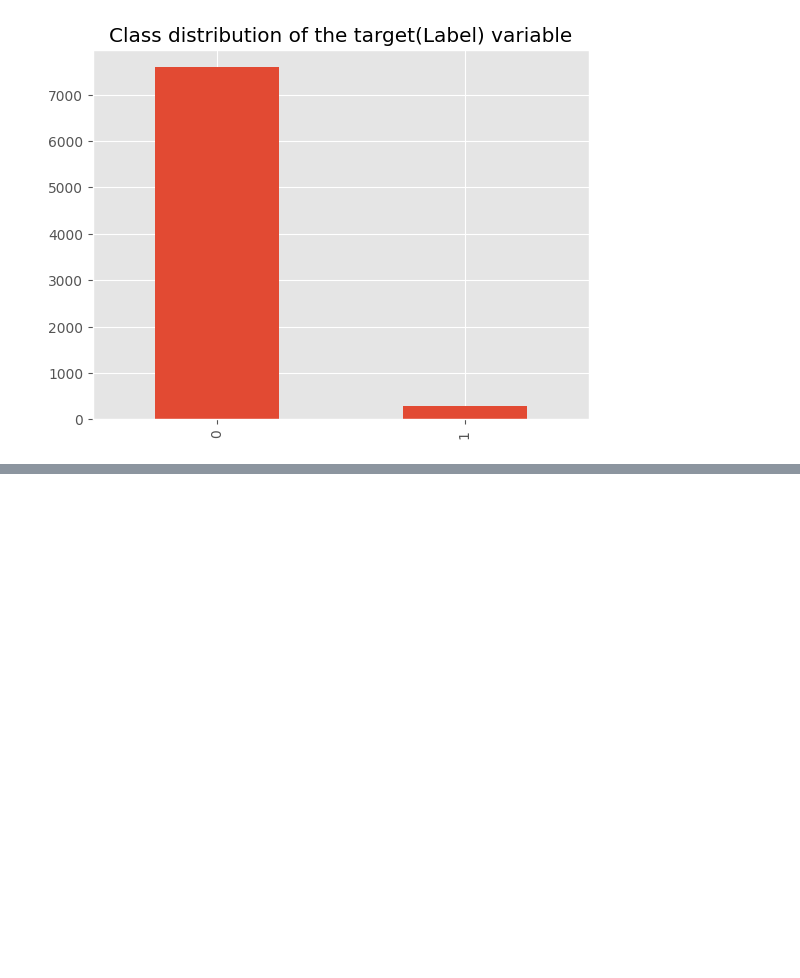
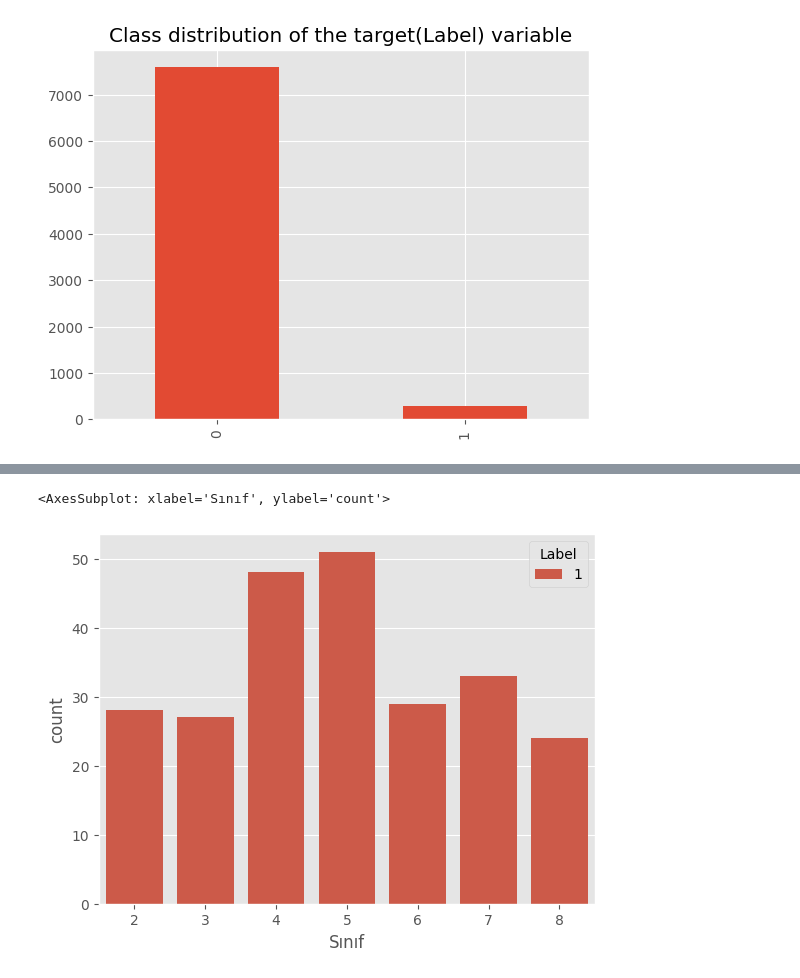
Before and after one commit to Gormezoglu/MorpaStudy, a Jupyter notebook: 0_data_analysis.ipynb, the cells around one changed output, grey strips where cells are left out. Drawn from its saved outputs; the diff is of its cells as text; code cells hidden in the pictures; blank space fills up the shorter version.

```diff
--- a/0_data_analysis.ipynb
+++ b/0_data_analysis.ipynb
@@ -73,0 +307,2 @@ value_counts.plot(kind="bar", title="Class distribution of the target(Label) var
+# %%
+trial_df.drop(trial_df[trial_df['Difference'] > 1].index, inplace=True)
@@ -73,0 +324,2 @@ value_counts.plot(kind="bar", title="Class distribution of the target(Label) var
+# %%
+df=trial_df
@@ -73,0 +346,7 @@ value_counts.plot(kind="bar", title="Class distribution of the target(Label) var
+# %%
+# change the datetime type to unix time
+
+df['S_Giriş Zamanı'] = df['S_Giriş Zamanı'].apply(lambda x: int(x.timestamp()))
+df['S_Çıkış Zamanı'] = df['S_Çıkış Zamanı'].apply(lambda x: int(x.timestamp()))
+
+df.dtypes
@@ -73,0 +393,10 @@ value_counts.plot(kind="bar", title="Class distribution of the target(Label) var
+# %%
+# Shows the Distribution of GTS with respect to Class
+
+# Subset your data to only include Label=1
+df_label_1 = df[df["Label"] == 1]
+
+sns.countplot(x="Sınıf", hue="Label", data=df_label_1)
+# %% [output]
+<AxesSubplot: xlabel='Sınıf', ylabel='count'>
+[figure, added]
```
Also changed, not shown: parts of 37 cells of this notebook.
